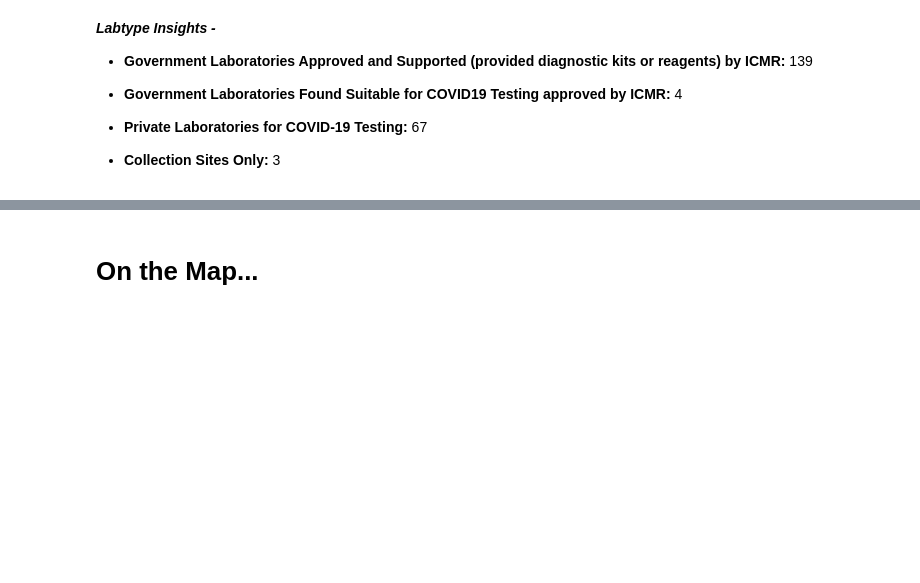
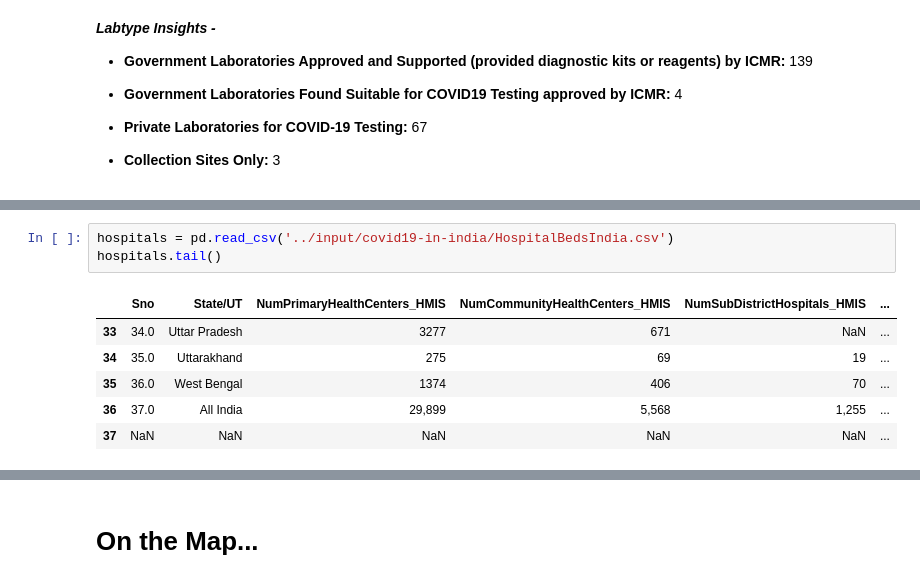
Before and after one commit to sauravmishra1710/Covid-19---A-Geo-Statistical-Analysis, a Jupyter notebook: Covid-19 India Reports.ipynb, the cells around one changed output, grey strips where cells are left out. Cells and saved outputs as stored; diff of their text form; blank space fills up the shorter version.

```diff
--- a/Covid-19 India Reports.ipynb
+++ b/Covid-19 India Reports.ipynb
@@ -1239,0 +1239,10 @@ fig.show()
+# %%
+hospitals = pd.read_csv('../input/covid19-in-india/HospitalBedsIndia.csv')
+hospitals.tail()
+# %% [output]
+|  | Sno | State/UT | NumPrimaryHealthCenters_HMIS | NumCommunityHealthCenters_HMIS | NumSubDistrictHospitals_HMIS | ... |
+| 33 | 34.0 | Uttar Pradesh | 3277 | 671 | NaN | ... |
+| 34 | 35.0 | Uttarakhand | 275 | 69 | 19 | ... |
+| 35 | 36.0 | West Bengal | 1374 | 406 | 70 | ... |
+| 36 | 37.0 | All India | 29,899 | 5,568 | 1,255 | ... |
+| 37 | NaN | NaN | NaN | NaN | NaN | ... |
```
Also changed, not shown: parts of 18 cells of this notebook.
